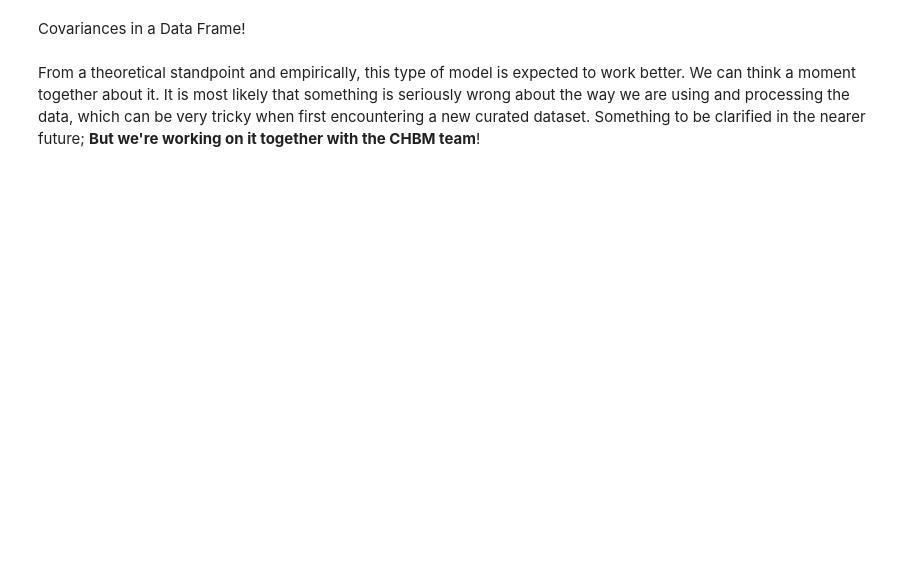
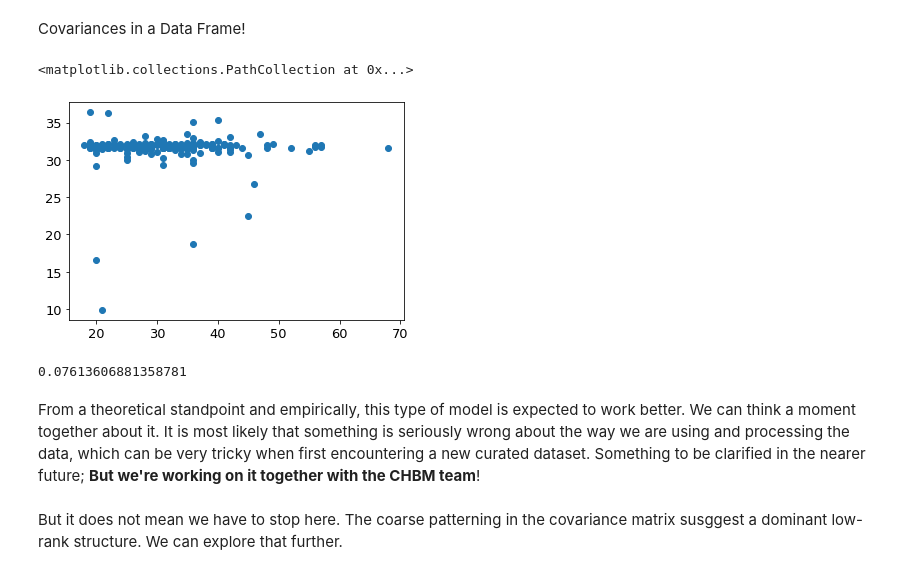
Before and after one commit to dengemann/eeg-pred-modeling-summer-school, a Jupyter notebook: plot_build_a_more_advanced_model.ipynb, the cells around one changed output. Cells and saved outputs as stored; diff of their text form; code cells hidden in the pictures; blank space fills up the shorter version.

```diff
--- a/plot_build_a_more_advanced_model.ipynb
+++ b/plot_build_a_more_advanced_model.ipynb
@@ -116,13 +167,23 @@ from sklearn.pipeline import make_pipeline
 
 import coffeine
 # %%
-filter_bank_model = coffeine.make_filter_bank_regressor(
-    names=['theta', 'alpha', 'beta_low', 'beta_high'], method='naive')
+filter_bank_transformer = coffeine.make_filter_bank_transformer(
+    names=['theta', 'alpha', 'beta_low', 'beta_high'], method='riemann',
+    projection_params=dict(n_compo=40))
+
+
+filter_bank_model = make_pipeline(filter_bank_transformer, StandardScaler(),
+                                  RidgeCV(alphas=np.logspace(-3, 10, 100)))
 
 y_pred = cross_val_predict(estimator=filter_bank_model, X=X_df, y=y)
 plt.scatter(y, y_pred)
+# %% [output]
+<matplotlib.collections.PathCollection at 0x...>
+[figure, added]
 # %%
 from sklearn.metrics import r2_score
 print(r2_score(y_true=y, y_pred=y_pred))
+# %% [output]
+0.07613606881358781
 # %% [markdown]
 From a theoretical standpoint and empirically, this type of model is expected to work better. We can think a moment together about it. It is most likely that something is seriously wrong about the way we are using and processing the data, which can be very tricky when first encountering a new curated dataset. Something to be clarified in the nearer future; **But we're working on it together with the CHBM team**!
@@ -133 +190,3 @@ from scipy.linalg import svd
+# %% [markdown]
+But it does not mean we have to stop here. The coarse patterning in the covariance matrix susggest a dominant low-rank structure. We can explore that further.
 # %%
```
Also changed, not shown: parts of 15 cells of this notebook.
